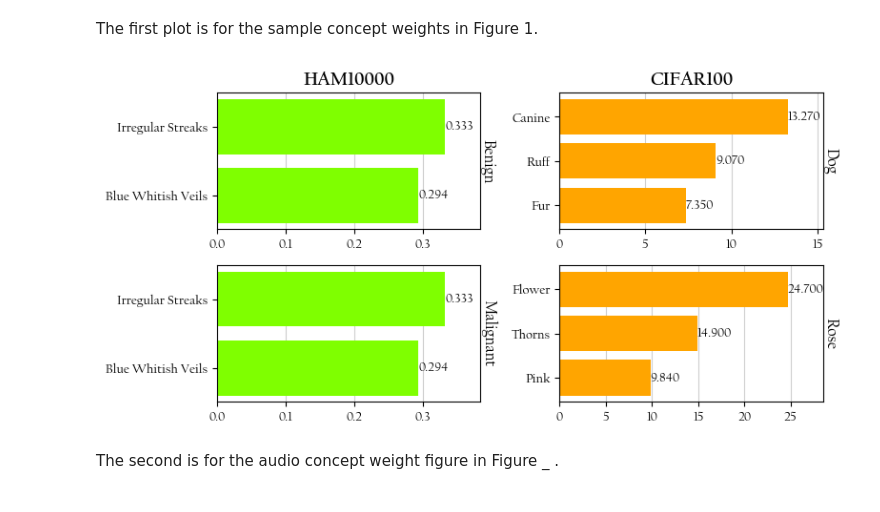
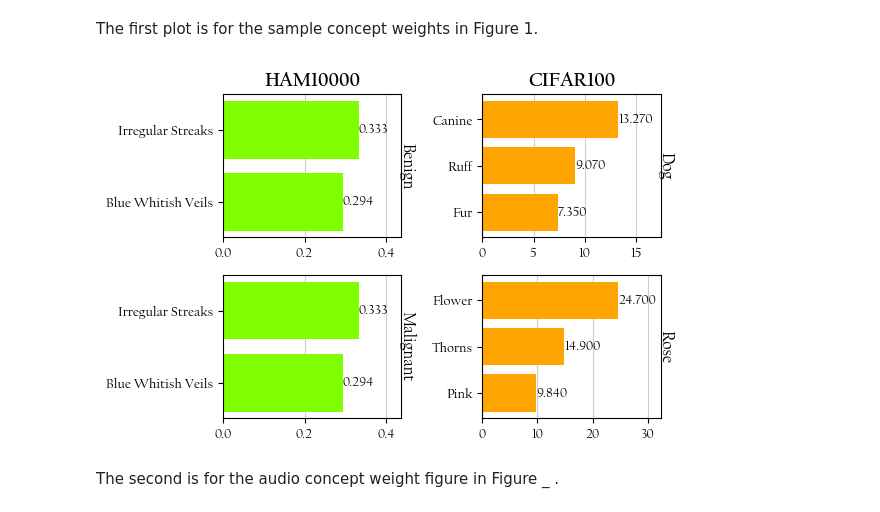
Before and after one commit to dgcnz/FACT, a Jupyter notebook: notebooks/plot_book.ipynb, the cells around one changed output. Saved outputs shown, nothing was run; the diff lists cells and outputs as text; code cells hidden in the pictures.

Commit message:
fix: Update plot_book

```diff
--- a/notebooks/plot_book.ipynb
+++ b/notebooks/plot_book.ipynb
@@ -7,8 +7,8 @@ import matplotlib.pyplot as plt
 # %% [markdown]
 The first plot is for the sample concept weights in Figure 1.
 # %%
-# Size adjustment factor
-factor = 1.1
+# Size adjustment factor to give text more space (bigger = more space)
+factor = 1.25
 
 # Data
 categories = ['Irregular Streaks', 'Blue Whitish Veils', 'Canine', 'Ruff', 'Fur', 'Flower', 'Thorns', 'Pink']
@@ -25,7 +25,7 @@ ham_colors = ['chartreuse', 'chartreuse']
 cifar_colors = ['orange', 'orange', 'orange']
 
 # Create subplots
-fig, axes = plt.subplots(nrows=2, ncols=2, figsize=(8, 4))
+fig, axes = plt.subplots(nrows=2, ncols=2, figsize=(6, 4))
 
 # Plot HAM10000 with values on top
 bars = axes[0, 0].barh(categories[:2], values['HAM10000'][:2], color=ham_colors)
@@ -50,34 +50,34 @@ for bar, value in zip(bars, values['CIFAR100'][3:]):
 # Set titles with custom font style
 title_font = {'fontname': font, 'weight': 'bold', 'fontsize':14}
 axes[0, 0].set_title('HAM10000', **title_font)
 axes[0, 1].set_title('CIFAR100', **title_font)
 
 for ax in axes.flatten():
     ax.set_axisbelow(True)
     ax.grid(axis='x', alpha=0.6)
     ax.tick_params(axis='both', labelsize=10, labelfontfamily=font)
 
     # Adjust x-axis limits for more space on the sides
     ax.set_xlim(0, max(ax.get_xlim()) * factor)
 
 axes[0, 0].text(1.03, 0.5, 'Benign', ha='center', va='center', rotation=270, transform=axes[0, 0].transAxes, fontdict={'fontname': font, 'fontsize': 12})
 axes[1, 0].text(1.03, 0.5, 'Malignant', ha='center', va='center', rotation=270, transform=axes[1, 0].transAxes, fontdict={'fontname': font, 'fontsize': 12})
 axes[0, 1].text(1.03, 0.5, 'Dog', ha='center', va='center', rotation=270, transform=axes[0, 1].transAxes, fontdict={'fontname': font, 'fontsize': 12})
 axes[1, 1].text(1.03, 0.5, 'Rose', ha='center', va='center', rotation=270, transform=axes[1, 1].transAxes, fontdict={'fontname': font, 'fontsize': 12})
 
 # Invert the order
 axes[0, 0].invert_yaxis()
 axes[1, 0].invert_yaxis()
 axes[0, 1].invert_yaxis()
 axes[1, 1].invert_yaxis()
 
 # Adjust layout
 plt.tight_layout()
 
 # Show the plot
 plt.show()
 # %% [output]
-[figure, old version]
+[figure, new version]
 # %% [markdown]
 The second is for the audio concept weight figure in Figure _ .
 # %%
```
